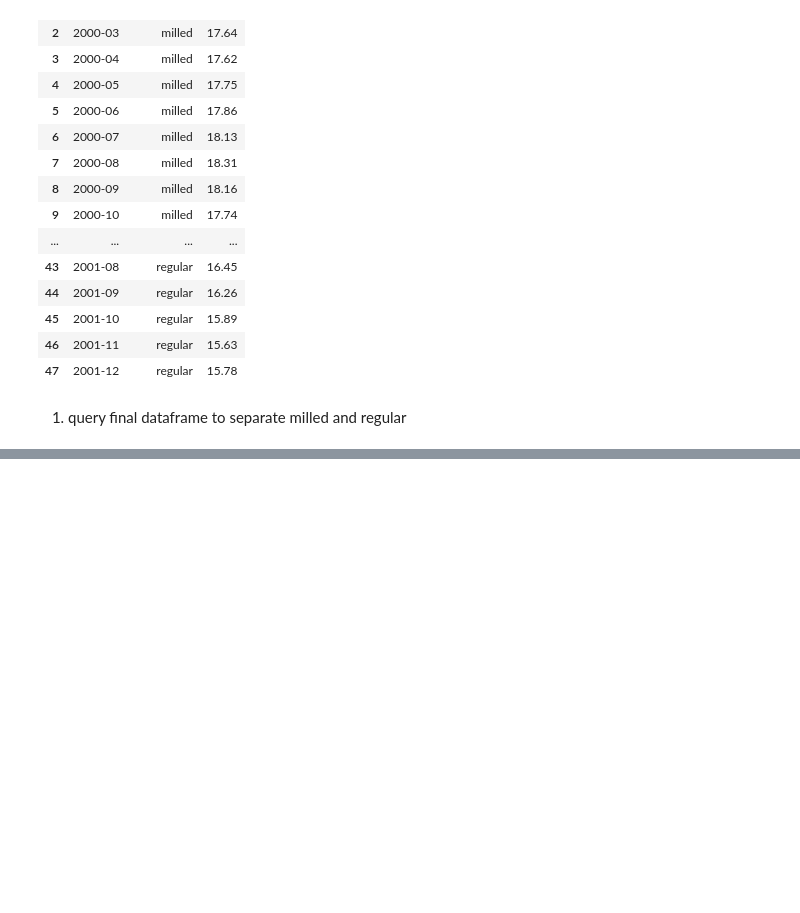
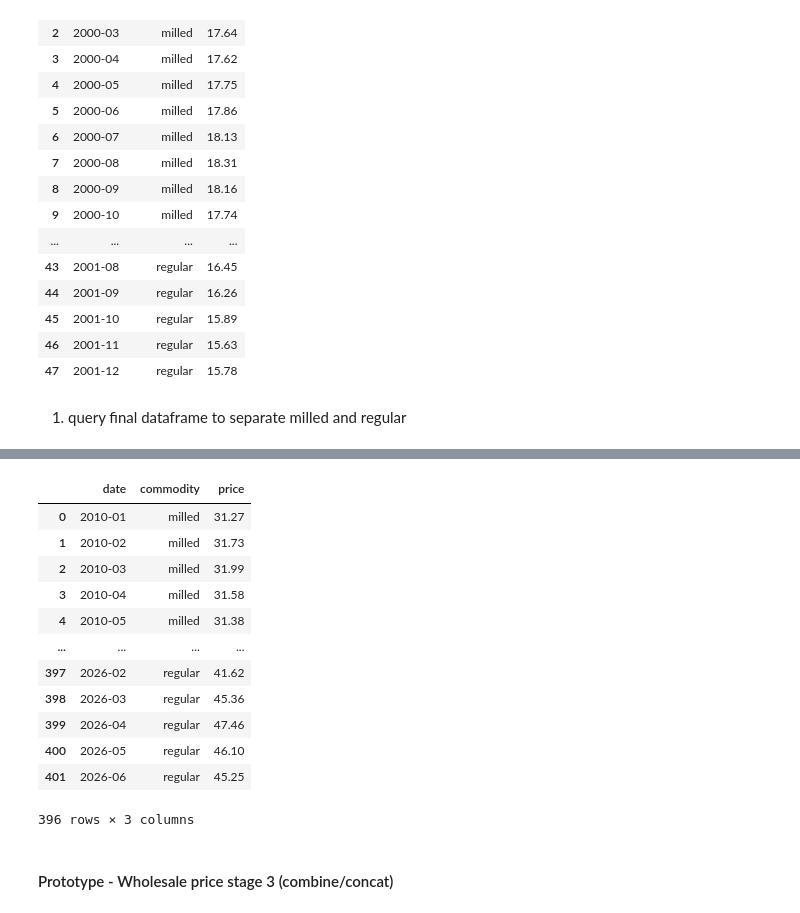
Before and after one commit to emmanresu/Thesis-Keras, a Jupyter notebook: prototype/requests_prototype.ipynb, the cells around one changed output, grey strips where cells are left out. Cells and saved outputs as stored; diff of their text form; code cells hidden in the pictures; blank space fills up the shorter version.

```diff
--- a/prototype/requests_prototype.ipynb
+++ b/prototype/requests_prototype.ipynb
@@ -605,0 +660,20 @@ key_split
+# %%
+key_split.drop(key_split[key_split['price'] == '..'].index, inplace=True)
+# %%
+key_split
+# %% [output]
+|  | date | commodity | price |
+| 0 | 2010-01 | milled | 31.27 |
+| 1 | 2010-02 | milled | 31.73 |
+| 2 | 2010-03 | milled | 31.99 |
+| 3 | 2010-04 | milled | 31.58 |
+| 4 | 2010-05 | milled | 31.38 |
+| ... | ... | ... | ... |
+| 397 | 2026-02 | regular | 41.62 |
+| 398 | 2026-03 | regular | 45.36 |
+| 399 | 2026-04 | regular | 47.46 |
+| 400 | 2026-05 | regular | 46.10 |
+| 401 | 2026-06 | regular | 45.25 |
+396 rows × 3 columns
+# %% [markdown]
+#### Prototype - Wholesale price stage 3 (combine/concat)
```
Also changed, not shown: parts of 17 cells of this notebook.
